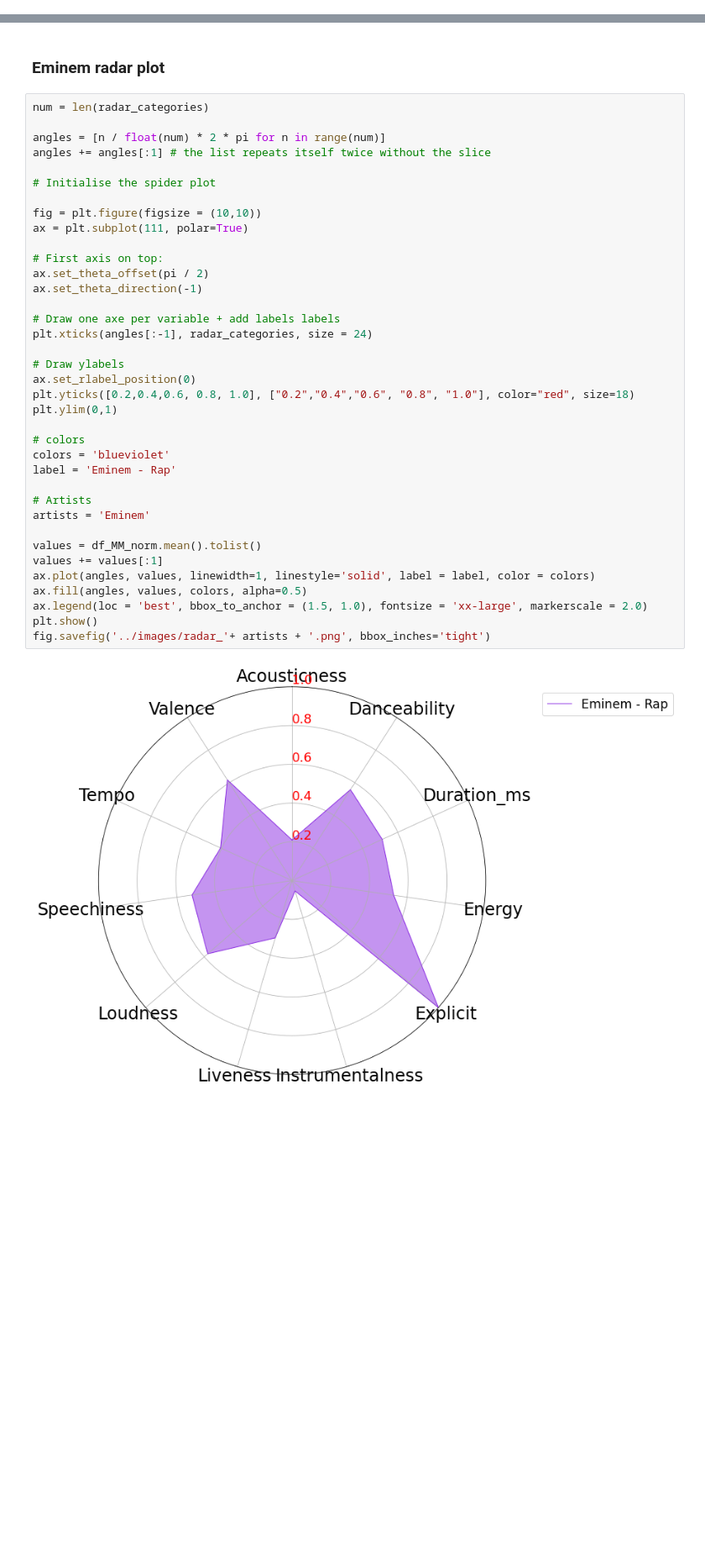
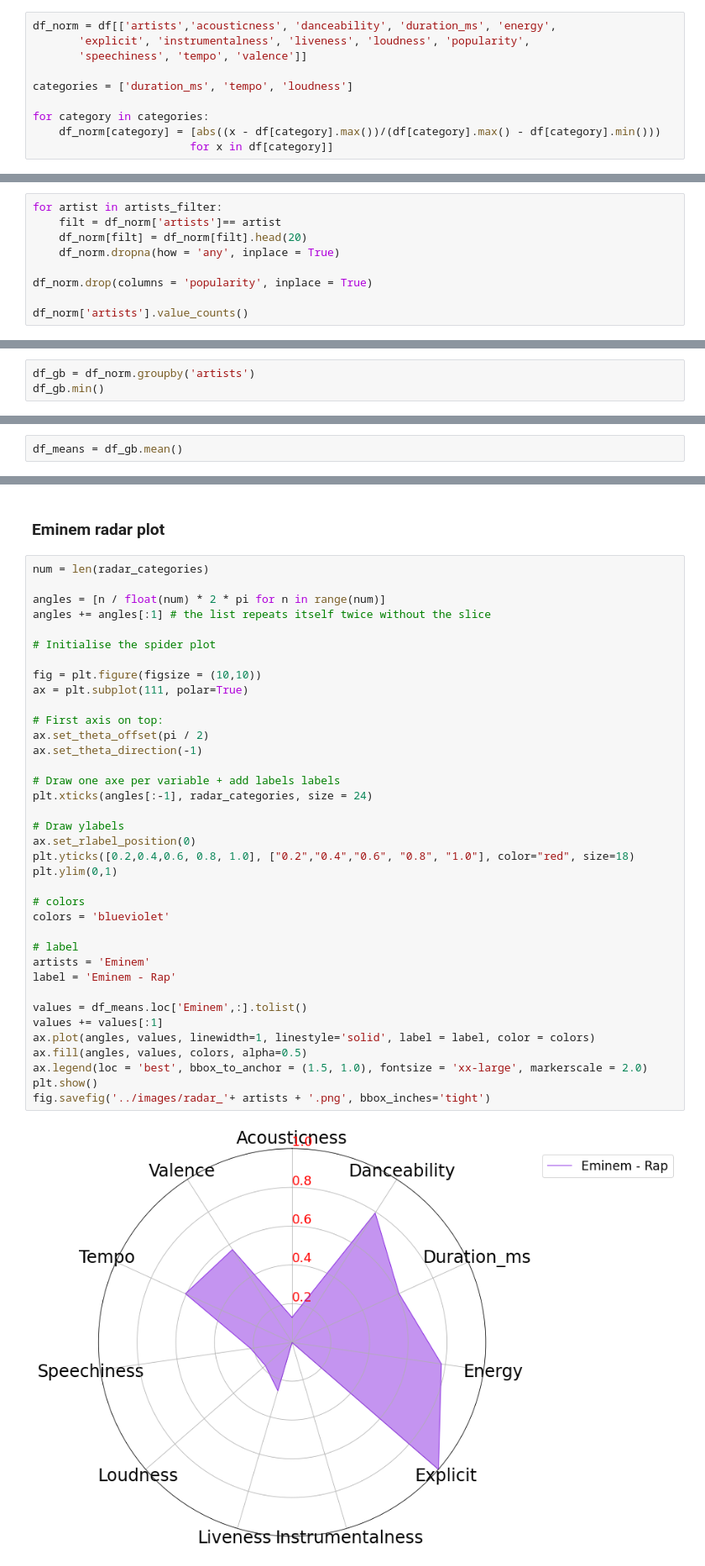
Before and after one commit to ztcnrh/Spotify-Music-Analysis, a Jupyter notebook: analysis/artist_genre_radar.ipynb, the cells around one changed output, grey strips where cells are left out. Shown at 84% size. Drawn from its saved outputs; the diff is of its cells as text; blank space fills up the shorter version.

```diff
--- a/analysis/artist_genre_radar.ipynb
+++ b/analysis/artist_genre_radar.ipynb
@@ -43,0 +70,10 @@ df_data.head()
+# %%
+df_norm = df[['artists','acousticness', 'danceability', 'duration_ms', 'energy',
+       'explicit', 'instrumentalness', 'liveness', 'loudness', 'popularity',
+       'speechiness', 'tempo', 'valence']]
+
+categories = ['duration_ms', 'tempo', 'loudness']
+
+for category in categories:
+    df_norm[category] = [abs((x - df[category].max())/(df[category].max() - df[category].min()))
+                        for x in df[category]]
@@ -43,0 +82,9 @@ df_data.head()
+# %%
+for artist in artists_filter:
+    filt = df_norm['artists']== artist
+    df_norm[filt] = df_norm[filt].head(20)
+    df_norm.dropna(how = 'any', inplace = True)
+
+df_norm.drop(columns = 'popularity', inplace = True)
+
+df_norm['artists'].value_counts()
@@ -43,0 +100,3 @@ df_data.head()
+# %%
+df_gb = df_norm.groupby('artists')
+df_gb.min()
@@ -43,0 +159,2 @@ df_data.head()
+# %%
+df_means = df_gb.mean()
@@ -80,35 +175,35 @@ angles = [n / float(num) * 2 * pi for n in range(num)]
 angles += angles[:1] # the list repeats itself twice without the slice
 
 # Initialise the spider plot
 
 fig = plt.figure(figsize = (10,10))
 ax = plt.subplot(111, polar=True)
 
 # First axis on top:
 ax.set_theta_offset(pi / 2)
 ax.set_theta_direction(-1)
 
 # Draw one axe per variable + add labels labels
 plt.xticks(angles[:-1], radar_categories, size = 24)
 
 # Draw ylabels
 ax.set_rlabel_position(0)
 plt.yticks([0.2,0.4,0.6, 0.8, 1.0], ["0.2","0.4","0.6", "0.8", "1.0"], color="red", size=18)
 plt.ylim(0,1)
 
 # colors
 colors = 'blueviolet'
+
+# label
+artists = 'Eminem'
 label = 'Eminem - Rap'
 
-# Artists
-artists = 'Eminem'
-
-values = df_MM_norm.mean().tolist()
+values = df_means.loc['Eminem',:].tolist()
 values += values[:1]
 ax.plot(angles, values, linewidth=1, linestyle='solid', label = label, color = colors)
 ax.fill(angles, values, colors, alpha=0.5)
 ax.legend(loc = 'best', bbox_to_anchor = (1.5, 1.0), fontsize = 'xx-large', markerscale = 2.0)
 plt.show()
 fig.savefig('../images/radar_'+ artists + '.png', bbox_inches='tight')
 # %% [output]
-[figure, old version]
+[figure, new version]
```
Also changed, not shown: parts of 35 cells of this notebook, 20 other files.
